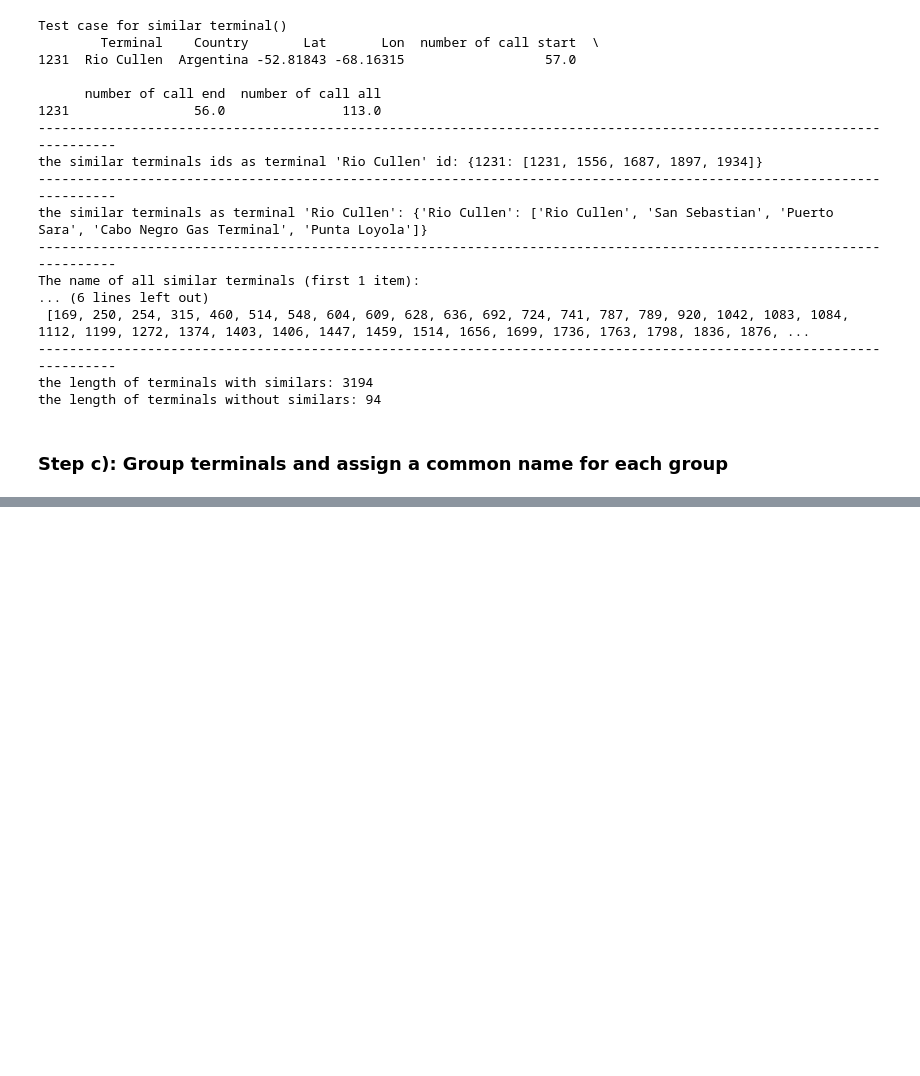
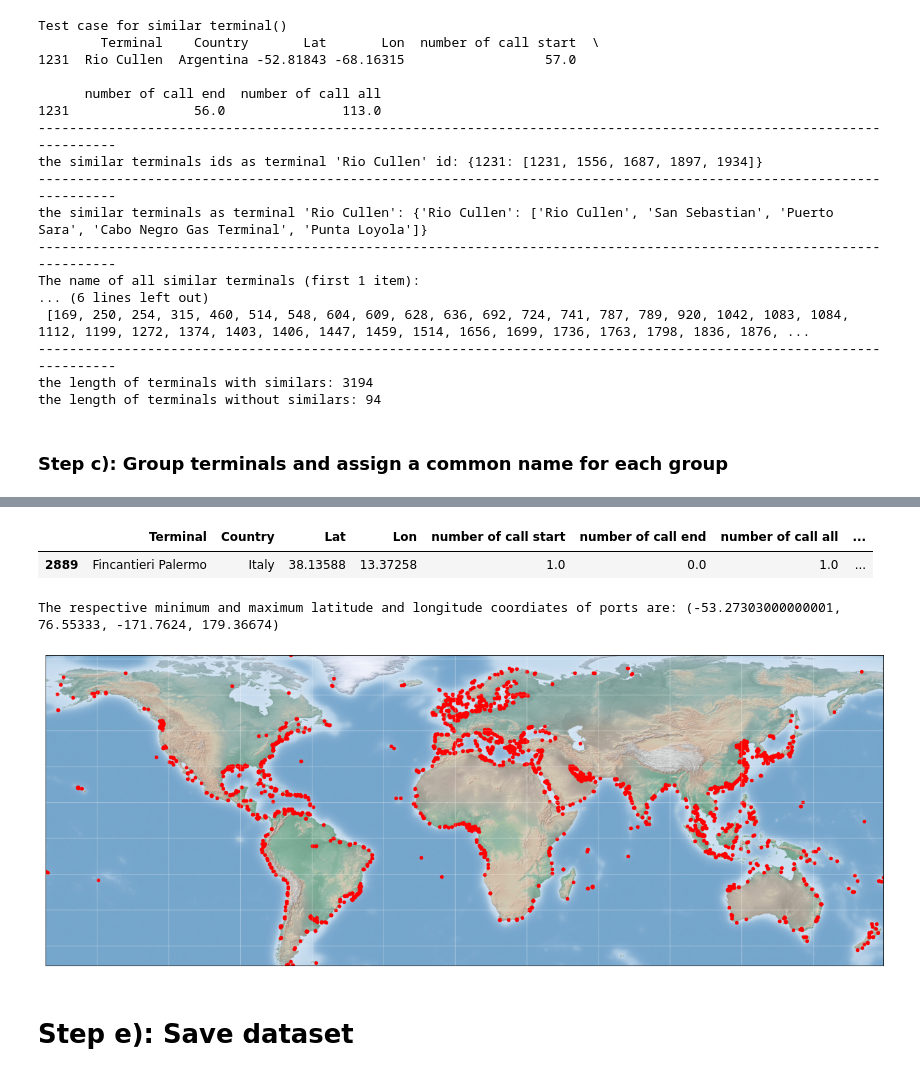
Before and after one commit to jiejie168/ShippingLab_WP1_2_Jie, a Jupyter notebook: journeyPorts_group_display.ipynb, the cells around one changed output, grey strips where cells are left out. Drawn from its saved outputs; the diff is of its cells as text; code cells hidden in the pictures; blank space fills up the shorter version.

```diff
--- a/journeyPorts_group_display.ipynb
+++ b/journeyPorts_group_display.ipynb
@@ -367,0 +414,15 @@ print (list(dic3.values())[0])
+# %%
+main_ports,minor_ports,main_ports_id,minor_ports_id=mainPortToFind(similars_terminals_all,similars_ids_all)
+print ("---------------------------------------------------------------------------------------------------------------------")
+print ("Main ports length",len(main_ports))
+print ("Main ports (one items presented):",list(main_ports.keys())[:10])
+print ("---------------------------------------------------------------------------------------------------------------------")
+print ("Main ports length",len(main_ports_id))
+print ("Main ports ids (one items presented):",list(main_ports_id.keys())[:10])
+print ("---------------------------------------------------------------------------------------------------------------------")
+
+print ("Minor ports length",len(minor_ports))
+print ("Minor ports (one item presented):",minor_ports['Auckland'])
+print ("---------------------------------------------------------------------------------------------------------------------")
+print ("Minor ports length",len(minor_ports_id))
+print ("Minor ports ids (one item presented):",minor_ports_id[3287])
@@ -367,0 +504,12 @@ print (list(dic3.values())[0])
+# %%
+df_new=add_mainPorts(df_ports,main_ports,similars_ids_all)
+df_dups,df_new_nodup=remove_dups(df_new)
+
+df_noSimilar=df_ports.loc[nosimilars_all]
+df_noSimilar["Main_port"]=df_noSimilar.Terminal
+
+df_all=add_df(df_new_nodup,df_dups,df_noSimilar)
+# %%
+df_all.sort_values(axis=0,by=["number of call end"],ascending=False,inplace=True)
+print (len(df_all))
+df_all.head()
@@ -367,0 +524,25 @@ print (list(dic3.values())[0])
+# %%
+df_all[df_all.Main_port=="Fincantieri Palermo"]
+# %% [output]
+|  | Terminal | Country | Lat | Lon | number of call start | number of call end | number of call all | ... |
+| 2889 | Fincantieri Palermo | Italy | 38.13588 | 13.37258 | 1.0 | 0.0 | 1.0 | ... |
+# %%
+# visulize original ports
+bbox=(df_all.Lat.min(),df_all.Lat.max(),df_all.Lon.min(),df_all.Lon.max())
+print ("The respective minimum and maximum latitude and longitude coordiates of ports are:",bbox)
+
+fig,ax=plt.subplots(figsize=(22,14))
+m = Basemap(projection='cyl', resolution='l',
+            llcrnrlat=bbox[0], urcrnrlat=bbox[1],
+            llcrnrlon=bbox[2], urcrnrlon=bbox[3])
+ax.scatter(df_all.Lon,df_all.Lat,zorder=1, alpha= 1, c='r', s=20)
+draw_map(m)
+
+ax.set_xlim(bbox[2],bbox[3]);
+ax.set_ylim(bbox[0],bbox[1]);
+#fig.savefig("C:/posDoc-SDU-Denmark/SDU_research/shippingLabwp1/portsOriginal_1.png",dpi=400)
+# %% [output]
+The respective minimum and maximum latitude and longitude coordiates of ports are: (-53.27303000000001, 76.55333, -171.7624, 179.36674)
+[figure, added]
+# %% [markdown]
+# Step e): Save dataset
```
Also changed, not shown: parts of 20 cells of this notebook.
